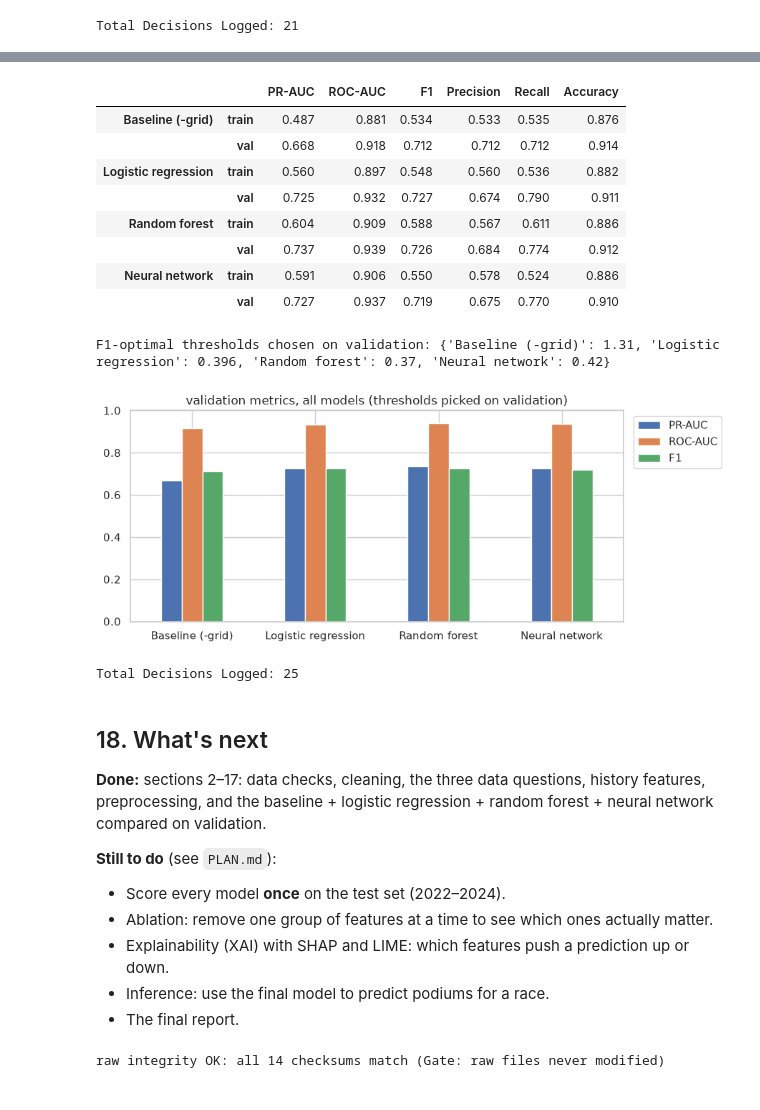
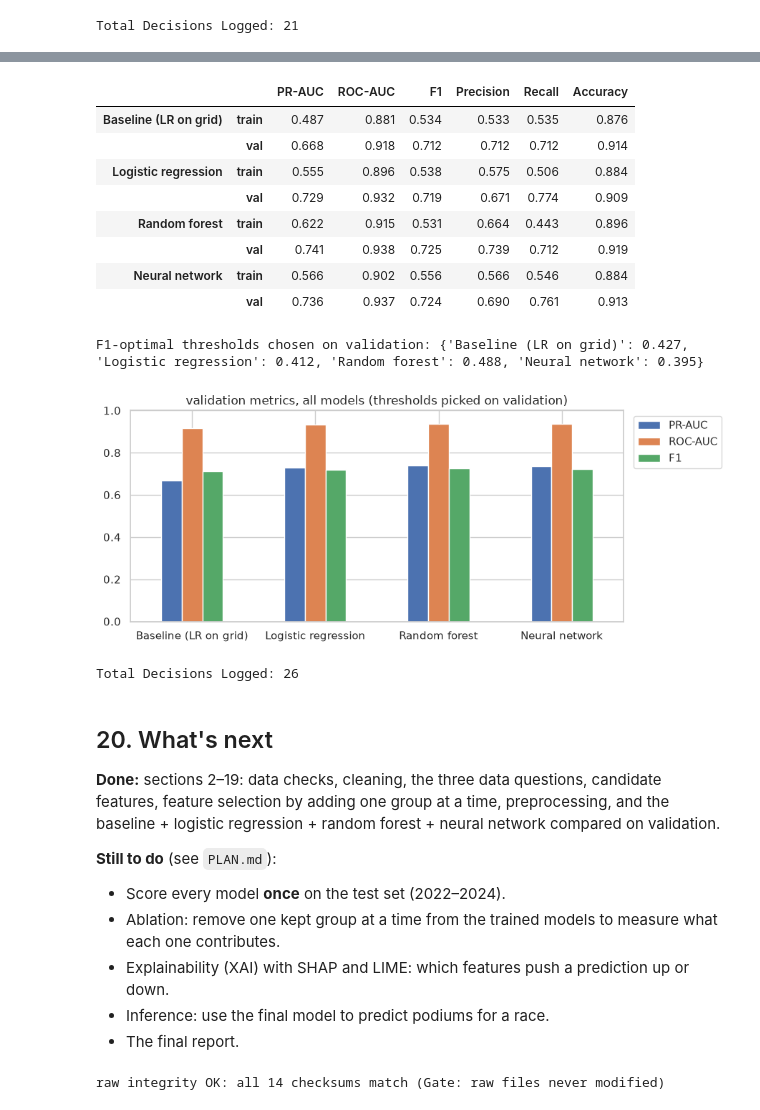
Before and after one commit to MohamedAyman04/f1-drivers, a Jupyter notebook: notebooks/f1_podium_prediction.ipynb, the cells around one changed output, grey strips where cells are left out. Saved outputs shown, nothing was run; the diff lists cells and outputs as text; code cells hidden in the pictures.

```diff
--- a/notebooks/f1_podium_prediction.ipynb
+++ b/notebooks/f1_podium_prediction.ipynb
@@ -2566,0 +2724,17 @@ no_history flag rate per split:
+# %%
+fig, ax = plt.subplots(figsize=(11, 4.5))
+x = np.arange(len(ladder))
+for m, color in [("LR", "C0"), ("RF", "C1")]:
+    y = ladder[f"{m} val PR-AUC"]
+    ax.plot(x, y, color=color, lw=1, alpha=0.6)
+    ax.scatter(x[ladder["kept"]], y[ladder["kept"]], color=color, s=60, label=f"{m}: group kept")
+    ax.scatter(x[~ladder["kept"]], y[~ladder["kept"]], facecolors="none", edgecolors=color, s=60, label=f"{m}: group dropped")
+ax.axhline(ladder.loc[0, "LR val PR-AUC"], color="grey", ls="--", lw=0.8, label="grid-only baseline")
+ax.set_xticks(x)
+ax.set_xticklabels(ladder["step"], rotation=25, ha="right")
+ax.set_ylabel("validation PR-AUC")
+ax.set_title("Adding one feature group at a time (each point = models retrained with that group added)")
+ax.legend(loc="lower right", fontsize=8)
+plt.tight_layout()
+plt.savefig(FIG_DIR / "fig_18_feature_ladder.png", dpi=150)
+plt.show()
@@ -2655,7 +2907,8 @@ model class_weight                                   params  val_PR-AUC
 # %%
-# 16.2 Pick each model's threshold on validation, then report all metrics on train and validation.
-# Baseline = minus grid: the further forward you start, the higher the score. (Test still untouched.)
-score = {"Baseline (-grid)": (lambda X: -X["grid"]), "Logistic regression": (lambda X: lr_best.predict_proba(X)[:, 1]),
+# 18.2 Pick each model's threshold on validation, then report all metrics on train and validation.
+# Baseline = logistic regression on grid only. (Test still untouched.)
+base_lr = LogisticRegression(max_iter=2000).fit(X_train[["grid"]], y_train)
+score = {"Baseline (LR on grid)": (lambda X: base_lr.predict_proba(X[["grid"]])[:, 1]), "Logistic regression": (lambda X: lr_best.predict_proba(X)[:, 1]),
          "Random forest": (lambda X: rf_best.predict_proba(X)[:, 1])}
 THR = {k: best_f1_threshold(y_val, f(X_val)) for k, f in score.items()}
 table = pd.DataFrame({(k, s): metrics(y, f(X), THR[k]) for k, f in score.items()
@@ -2668,10 +2921,10 @@ ax.set_ylim(0, 1)
 ax.legend(loc="upper left", bbox_to_anchor=(1.01, 1))
 ax.set_title("validation metrics (thresholds picked on validation)")
 plt.tight_layout()
-plt.savefig(FIG_DIR / "fig_17_models_val.png", dpi=150)
+plt.savefig(FIG_DIR / "fig_20_models_val.png", dpi=150)
 plt.show()
 # Both real models must beat the grid-only baseline, otherwise they add nothing
-assert table.loc[("Logistic regression", "val"), "PR-AUC"] > table.loc[("Baseline (-grid)", "val"), "PR-AUC"], "LR must beat -grid"
-assert table.loc[("Random forest", "val"), "PR-AUC"] > table.loc[("Baseline (-grid)", "val"), "PR-AUC"], "RF must beat -grid"
+assert table.loc[("Logistic regression", "val"), "PR-AUC"] > table.loc[("Baseline (LR on grid)", "val"), "PR-AUC"], "LR must beat the baseline"
+assert table.loc[("Random forest", "val"), "PR-AUC"] > table.loc[("Baseline (LR on grid)", "val"), "PR-AUC"], "RF must beat the baseline"
 # %% [output]
 |  |  | PR-AUC | ROC-AUC | F1 | Precision | Recall | Accuracy |
@@ -2754,32 +3003,32 @@ selected architecture: (32, 16)
 # %%
 # All four models side by side on train and validation (thresholds picked on validation; test still untouched)
 score["Neural network"] = lambda X: nn_best.predict(X.to_numpy("float32"), verbose=0).ravel()
 THR["Neural network"] = best_f1_threshold(y_val, score["Neural network"](X_val))
 table = pd.DataFrame({(k, s): metrics(y, f(X), THR[k]) for k, f in score.items()
                       for s, X, y in [("train", X_train, y_train), ("val", X_val, y_val)]}).T
 display(table.round(3))
 print("F1-optimal thresholds chosen on validation:", {k: round(float(v), 3) for k, v in THR.items()})
 fig, ax = plt.subplots(figsize=(9, 3.8))
 table.xs("val", level=1)[["PR-AUC", "ROC-AUC", "F1"]].plot.bar(ax=ax, rot=0)
 ax.set_ylim(0, 1)
 ax.legend(loc="upper left", bbox_to_anchor=(1.01, 1))
 ax.set_title("validation metrics, all models (thresholds picked on validation)")
 plt.tight_layout()
-plt.savefig(FIG_DIR / "fig_18_models_val.png", dpi=150)
+plt.savefig(FIG_DIR / "fig_22_models_val_all.png", dpi=150)
 plt.show()
-assert table.loc[("Neural network", "val"), "PR-AUC"] > table.loc[("Baseline (-grid)", "val"), "PR-AUC"], "NN must beat -grid"
+assert table.loc[("Neural network", "val"), "PR-AUC"] > table.loc[("Baseline (LR on grid)", "val"), "PR-AUC"], "NN must beat the baseline"
 # %% [output]
 |  |  | PR-AUC | ROC-AUC | F1 | Precision | Recall | Accuracy |
-| Baseline (-grid) | train | 0.487 | 0.881 | 0.534 | 0.533 | 0.535 | 0.876 |
+| Baseline (LR on grid) | train | 0.487 | 0.881 | 0.534 | 0.533 | 0.535 | 0.876 |
 |  | val | 0.668 | 0.918 | 0.712 | 0.712 | 0.712 | 0.914 |
-| Logistic regression | train | 0.560 | 0.897 | 0.548 | 0.560 | 0.536 | 0.882 |
-|  | val | 0.725 | 0.932 | 0.727 | 0.674 | 0.790 | 0.911 |
-| Random forest | train | 0.604 | 0.909 | 0.588 | 0.567 | 0.611 | 0.886 |
-|  | val | 0.737 | 0.939 | 0.726 | 0.684 | 0.774 | 0.912 |
-| Neural network | train | 0.591 | 0.906 | 0.550 | 0.578 | 0.524 | 0.886 |
-|  | val | 0.727 | 0.937 | 0.719 | 0.675 | 0.770 | 0.910 |
+| Logistic regression | train | 0.555 | 0.896 | 0.538 | 0.575 | 0.506 | 0.884 |
+|  | val | 0.729 | 0.932 | 0.719 | 0.671 | 0.774 | 0.909 |
+| Random forest | train | 0.622 | 0.915 | 0.531 | 0.664 | 0.443 | 0.896 |
+|  | val | 0.741 | 0.938 | 0.725 | 0.739 | 0.712 | 0.919 |
+| Neural network | train | 0.566 | 0.902 | 0.556 | 0.566 | 0.546 | 0.884 |
+|  | val | 0.736 | 0.937 | 0.724 | 0.690 | 0.761 | 0.913 |
-F1-optimal thresholds chosen on validation: {'Baseline (-grid)': 1.31, 'Logistic regression': 0.396, 'Random forest': 0.37, 'Neural network': 0.42}
+F1-optimal thresholds chosen on validation: {'Baseline (LR on grid)': 0.427, 'Logistic regression': 0.412, 'Random forest': 0.488, 'Neural network': 0.395}
-[figure, old version]
+[figure, new version]
 # %%
 # Log the neural network decision (M6)
 DECISIONS.append((22, "M6: shallow Keras NN, layer sizes chosen on validation PR-AUC", "decided",
@@ -2797,18 +3046,23 @@ DECISIONS.extend([
      "2026-10-09: nationality variants unified (Argentinian -> Argentine, double nationalities -> first, "
      "East German -> German), circuits United States -> USA, drivers get home_country in the circuits' "
      "spelling (moves the #6 mapping into cleaning step 3). The raw-data Q1-Q3 preview section was removed"),
+    (26, "Features chosen by adding one group at a time (section 16)", "decided",
+     "2026-10-11: supersedes the feature list in #19 (M3) and field_size/grid_rel in #17. 15 candidates; start from grid, "
+     "keep a group only if it improves validation PR-AUC of both LR and RF in >=80% of 500 race redraws. "
+     "Kept: grid, driver standings (drv_pos, drv_pts_share, drv_wins), driver_te, constructor_te (+3 no_history flags). "
+     "Baseline is now logistic regression on grid only (statistical baseline, brief)"),
 ])
 print(f"Total Decisions Logged: {len(DECISIONS)}")
 # %% [output]
-Total Decisions Logged: 25
+Total Decisions Logged: 26
 # %% [markdown]
-## 18. What's next
+## 20. What's next
 
-**Done:** sections 2–17: data checks, cleaning, the three data questions, history features, preprocessing, and the baseline + logistic regression + random forest + neural network compared on validation.
+**Done:** sections 2–19: data checks, cleaning, the three data questions, candidate features, feature selection by adding one group at a time, preprocessing, and the baseline + logistic regression + random forest + neural network compared on validation.
 
 **Still to do** (see `PLAN.md`):
 - Score every model **once** on the test set (2022–2024).
-- Ablation: remove one group of features at a time to see which ones actually matter.
+- Ablation: remove one kept group at a time from the trained models to measure what each one contributes.
 - Explainability (XAI) with SHAP and LIME: which features push a prediction up or down.
 - Inference: use the final model to predict podiums for a race.
 - The final report.
```
Also changed, not shown: parts of 30 cells of this notebook, 13 other files.
